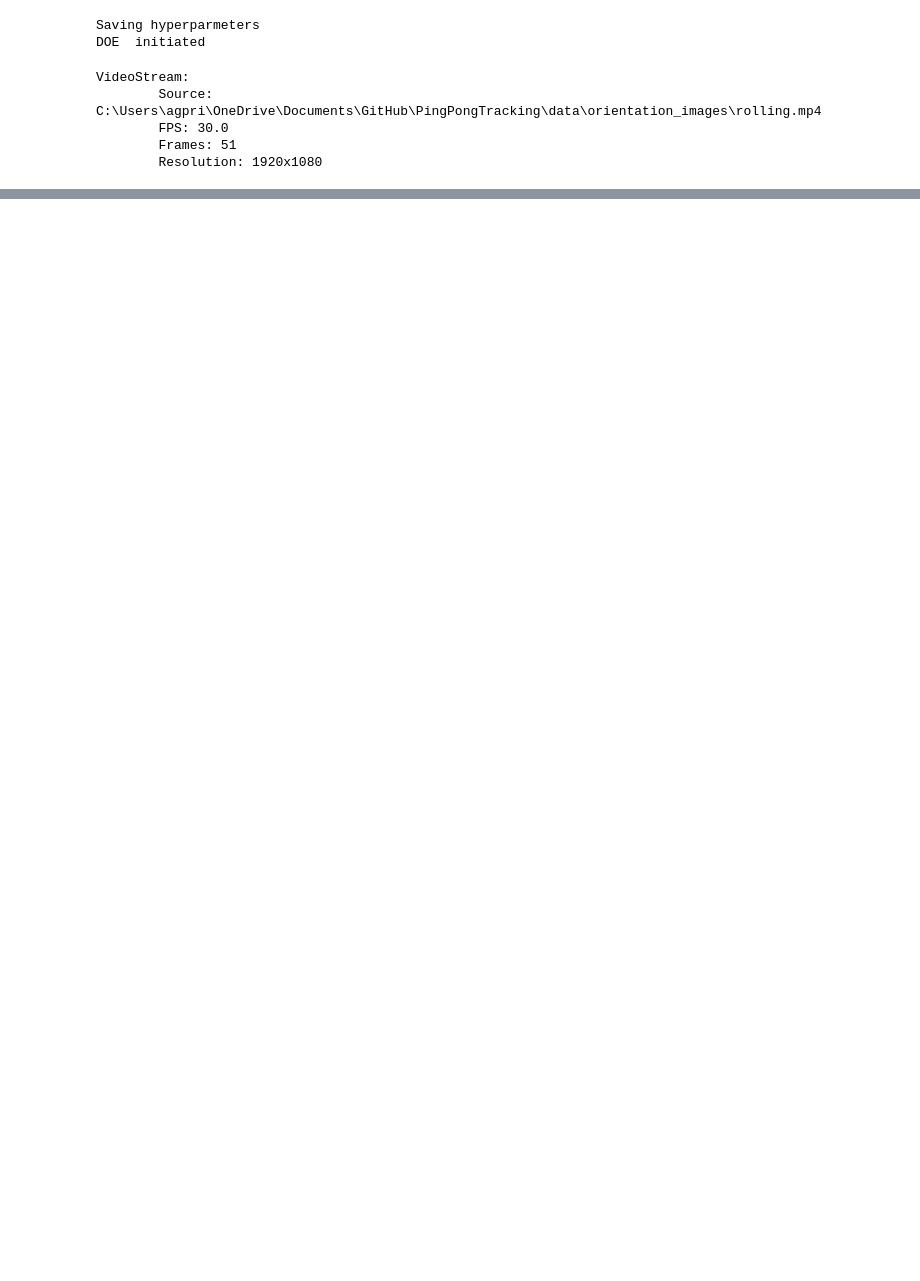
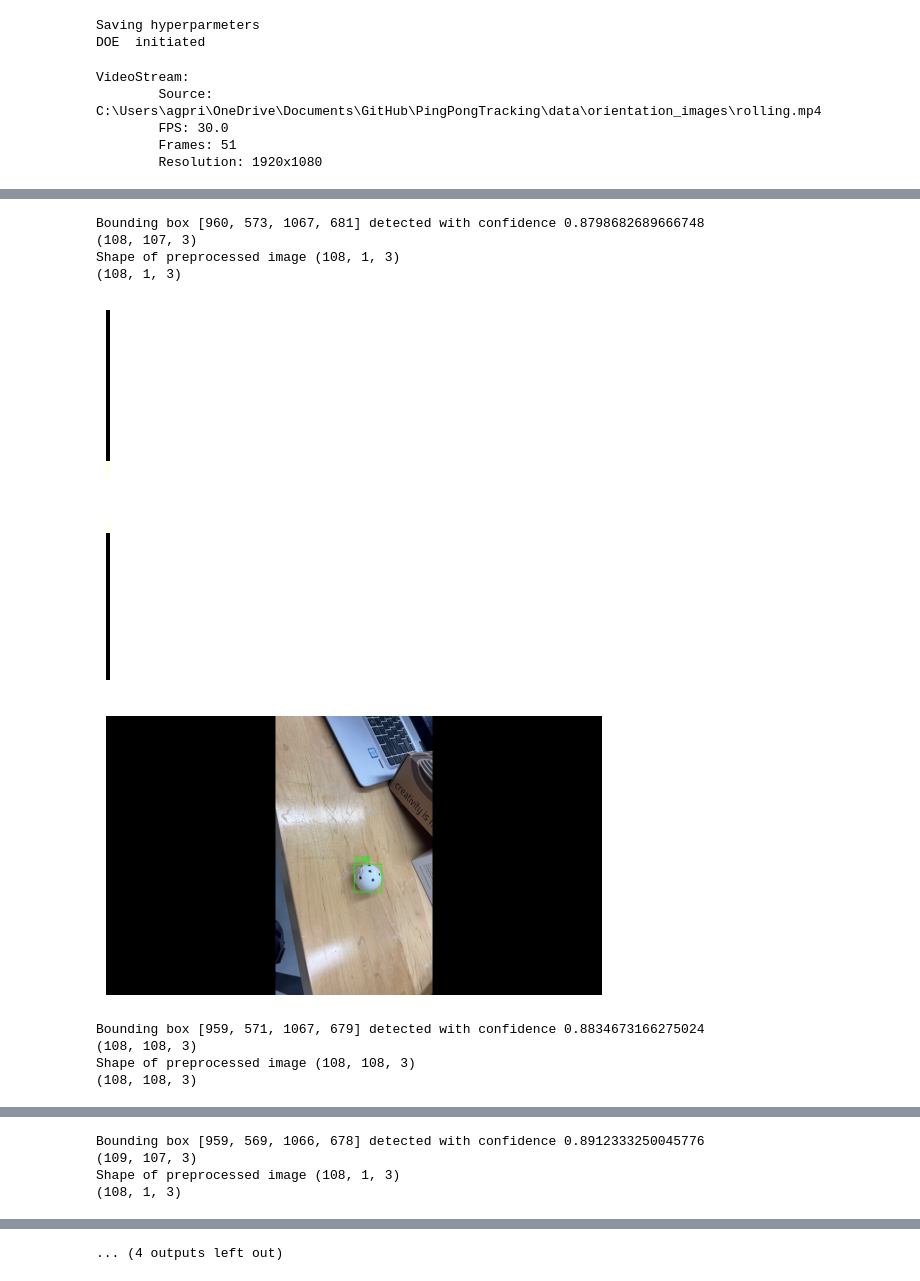
Before and after one commit to Priyanshu4/PingPongTracking, a Jupyter notebook: notebooks/rolling_spin_regression.ipynb, the cells around one changed output, grey strips where cells are left out. Saved outputs shown, nothing was run; the diff lists cells and outputs as text; code cells hidden in the pictures; blank space fills up the shorter version.

```diff
--- a/notebooks/rolling_spin_regression.ipynb
+++ b/notebooks/rolling_spin_regression.ipynb
@@ -82,0 +36,15 @@ for img in rolling_video:
+# %%
+# Init YOLO World
+model = YOLOWorld(str(MODELS_DIR / 'yolov8l-world.pt'))
+model.conf = 0.1
+model.iou = 0.1
+
+split_height = rolling_video.height // 3
+split_width = rolling_video.width // 3
+overlap = 0.3
+splitter = ImageSplitter(split_height=split_height, split_width=split_width, overlap=overlap)
+detector = SplitYoloDetector(model, splitter, ball_classes = ['ball', 'sports ball'])
+# %%
+model_path = MODELS_DIR / "doe" / "spindoe.ckpt"
+use_gpu = False
+orientation_estimator = OrientationEstimation(model_path, use_gpu, doe_expected_brightness=55)
@@ -82,0 +55,58 @@ for img in rolling_video:
+# %%
+annotated_frames = []
+rots = []
+aug_imgs = []
+
+for frame in rolling_video:
+
+    box, conf = detector.detect(frame, yolo_verbose = False, debug_plots = False)
+    annotated_frame = frame.copy()
+
+    if box is not None:
+        print(f"Bounding box {box} detected with confidence {conf}")
+        detector.draw_bounding_box(annotated_frame, box, conf)
+
+        # Crop the ball from the frame
+        cropped_ball = frame[box[1]:box[3], box[0]:box[2]]
+        print(cropped_ball.shape)
+
+        # Estimate the orientation of the ball
+        rot, preprocessed_img, aug_img, heatmap = orientation_estimator.estimate_orientation_with_doe_debug(
+                image=cropped_ball,
+                ball_mask=None,
+                ball_center_x=cropped_ball.shape[1]//2,
+                ball_center_y=cropped_ball.shape[0]//2,
+                ball_radius=min(cropped_ball.shape[0]//2, cropped_ball.shape[1]//2),
+            )
+
+        if rot is not None:
+            print(f"Estimated rotation: {rot.as_euler('xyz', degrees=True)} degrees")
+        rots.append(rot)
+        aug_imgs.append(aug_img)
+        print(aug_img.shape)
+
+        plt.figure()
+        plt.imshow(cv2.cvtColor(aug_img, cv2.COLOR_BGR2RGB))
+        plt.axis('off')
+        plt.show()
+
+    else:
+        print("No ball detected")
+
+    # Display the image with detected circles
+    plt.imshow(cv2.cvtColor(annotated_frame, cv2.COLOR_BGR2RGB))
+    plt.axis('off')
+    plt.show()
+
+    annotated_frames.append(annotated_frame)
+# %% [output]
+Bounding box [960, 573, 1067, 681] detected with confidence 0.8798682689666748
+(108, 107, 3)
+Shape of preprocessed image (108, 1, 3)
+(108, 1, 3)
+[figure, added]
+[figure, added]
+Bounding box [959, 571, 1067, 679] detected with confidence 0.8834673166275024
+(108, 108, 3)
+Shape of preprocessed image (108, 108, 3)
+(108, 108, 3)
@@ -82,0 +115,4 @@ for img in rolling_video:
+Bounding box [959, 569, 1066, 678] detected with confidence 0.8912333250045776
+(109, 107, 3)
+Shape of preprocessed image (108, 1, 3)
+(108, 1, 3)
@@ -83,2 +128,3 @@ for img in rolling_video:
+... (4 outputs left out)
 # %%
 # Get the dimensions of the first image
```
Also changed, not shown: parts of 6 cells of this notebook, 12 other files.
